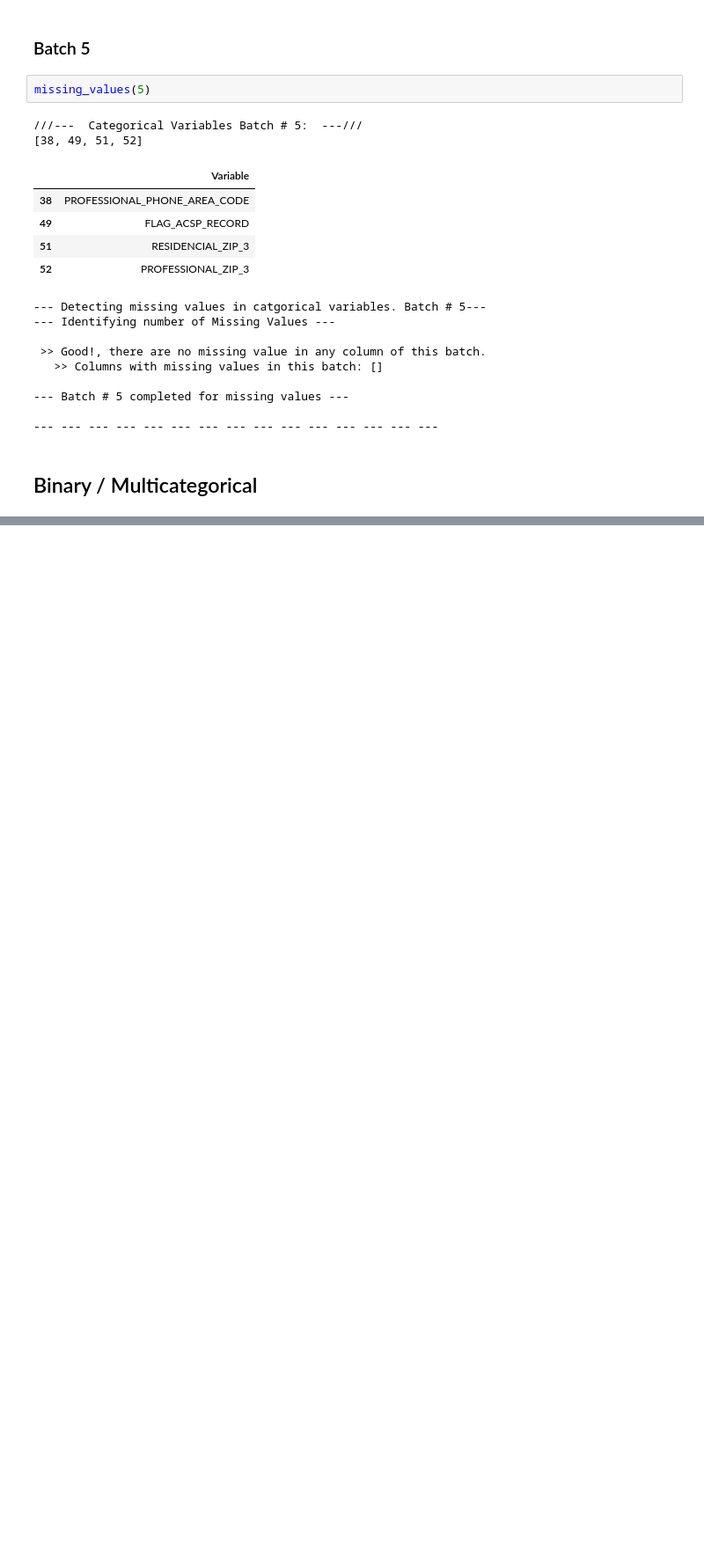
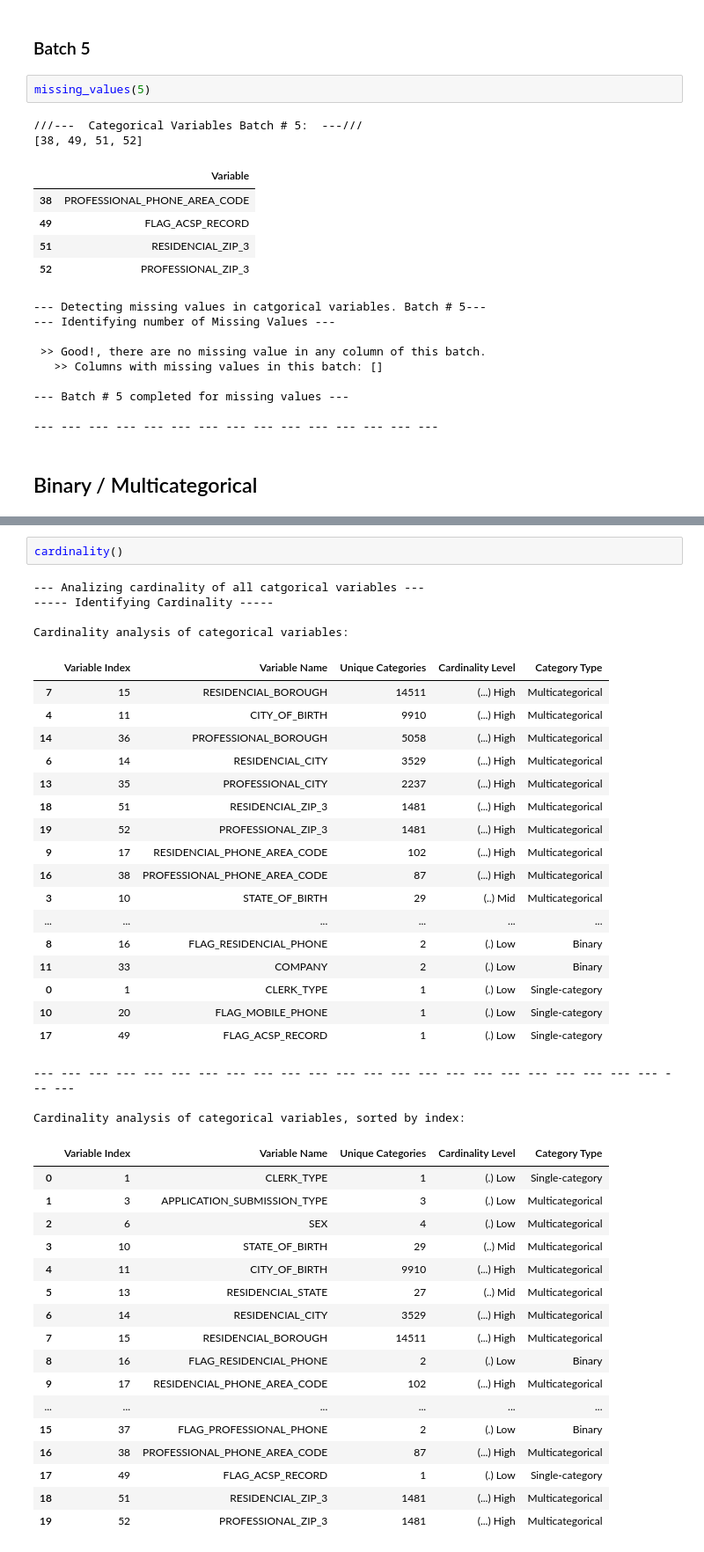
Before and after one commit to alkimer/CreditRiskAnalysisProject, a Jupyter notebook: data/Categorical.ipynb, the cells around one changed output, grey strips where cells are left out. Shown at 88% size. Cells and saved outputs as stored; diff of their text form; blank space fills up the shorter version.

Commit message:
Categorycal.ipynb: Completed. Starting to reorganize with external functions

```diff
--- a/data/Categorical.ipynb
+++ b/data/Categorical.ipynb
@@ -679,0 +671,44 @@ multi(5)
+# %%
+cardinality()
+# %% [output]
+--- Analizing cardinality of all catgorical variables ---
+----- Identifying Cardinality -----
+
+Cardinality analysis of categorical variables:
+|  | Variable Index | Variable Name | Unique Categories | Cardinality Level | Category Type |
+| 7 | 15 | RESIDENCIAL_BOROUGH | 14511 | (...) High | Multicategorical |
+| 4 | 11 | CITY_OF_BIRTH | 9910 | (...) High | Multicategorical |
+| 14 | 36 | PROFESSIONAL_BOROUGH | 5058 | (...) High | Multicategorical |
+| 6 | 14 | RESIDENCIAL_CITY | 3529 | (...) High | Multicategorical |
+| 13 | 35 | PROFESSIONAL_CITY | 2237 | (...) High | Multicategorical |
+| 18 | 51 | RESIDENCIAL_ZIP_3 | 1481 | (...) High | Multicategorical |
+| 19 | 52 | PROFESSIONAL_ZIP_3 | 1481 | (...) High | Multicategorical |
+| 9 | 17 | RESIDENCIAL_PHONE_AREA_CODE | 102 | (...) High | Multicategorical |
+| 16 | 38 | PROFESSIONAL_PHONE_AREA_CODE | 87 | (...) High | Multicategorical |
+| 3 | 10 | STATE_OF_BIRTH | 29 | (..) Mid | Multicategorical |
+| ... | ... | ... | ... | ... | ... |
+| 8 | 16 | FLAG_RESIDENCIAL_PHONE | 2 | (.) Low | Binary |
+| 11 | 33 | COMPANY | 2 | (.) Low | Binary |
+| 0 | 1 | CLERK_TYPE | 1 | (.) Low | Single-category |
+| 10 | 20 | FLAG_MOBILE_PHONE | 1 | (.) Low | Single-category |
+| 17 | 49 | FLAG_ACSP_RECORD | 1 | (.) Low | Single-category |
+--- --- --- --- --- --- --- --- --- --- --- --- --- --- --- --- --- --- --- --- --- --- --- --- ---
+
+Cardinality analysis of categorical variables, sorted by index:
+|  | Variable Index | Variable Name | Unique Categories | Cardinality Level | Category Type |
+| 0 | 1 | CLERK_TYPE | 1 | (.) Low | Single-category |
+| 1 | 3 | APPLICATION_SUBMISSION_TYPE | 3 | (.) Low | Multicategorical |
+| 2 | 6 | SEX | 4 | (.) Low | Multicategorical |
+| 3 | 10 | STATE_OF_BIRTH | 29 | (..) Mid | Multicategorical |
+| 4 | 11 | CITY_OF_BIRTH | 9910 | (...) High | Multicategorical |
+| 5 | 13 | RESIDENCIAL_STATE | 27 | (..) Mid | Multicategorical |
+| 6 | 14 | RESIDENCIAL_CITY | 3529 | (...) High | Multicategorical |
+| 7 | 15 | RESIDENCIAL_BOROUGH | 14511 | (...) High | Multicategorical |
+| 8 | 16 | FLAG_RESIDENCIAL_PHONE | 2 | (.) Low | Binary |
+| 9 | 17 | RESIDENCIAL_PHONE_AREA_CODE | 102 | (...) High | Multicategorical |
+| ... | ... | ... | ... | ... | ... |
+| 15 | 37 | FLAG_PROFESSIONAL_PHONE | 2 | (.) Low | Binary |
+| 16 | 38 | PROFESSIONAL_PHONE_AREA_CODE | 87 | (...) High | Multicategorical |
+| 17 | 49 | FLAG_ACSP_RECORD | 1 | (.) Low | Single-category |
+| 18 | 51 | RESIDENCIAL_ZIP_3 | 1481 | (...) High | Multicategorical |
+| 19 | 52 | PROFESSIONAL_ZIP_3 | 1481 | (...) High | Multicategorical |
```
Also changed, not shown: parts of 14 cells of this notebook, 2 other files.
